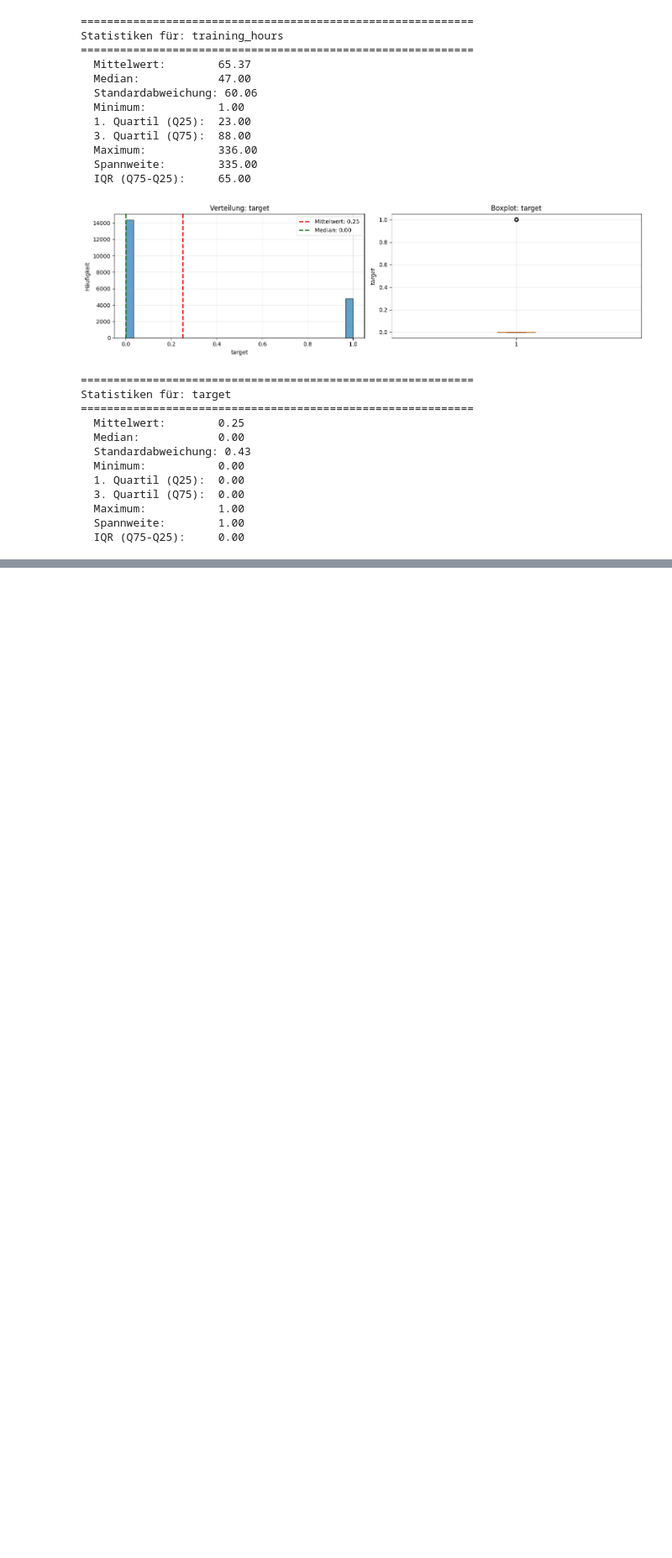
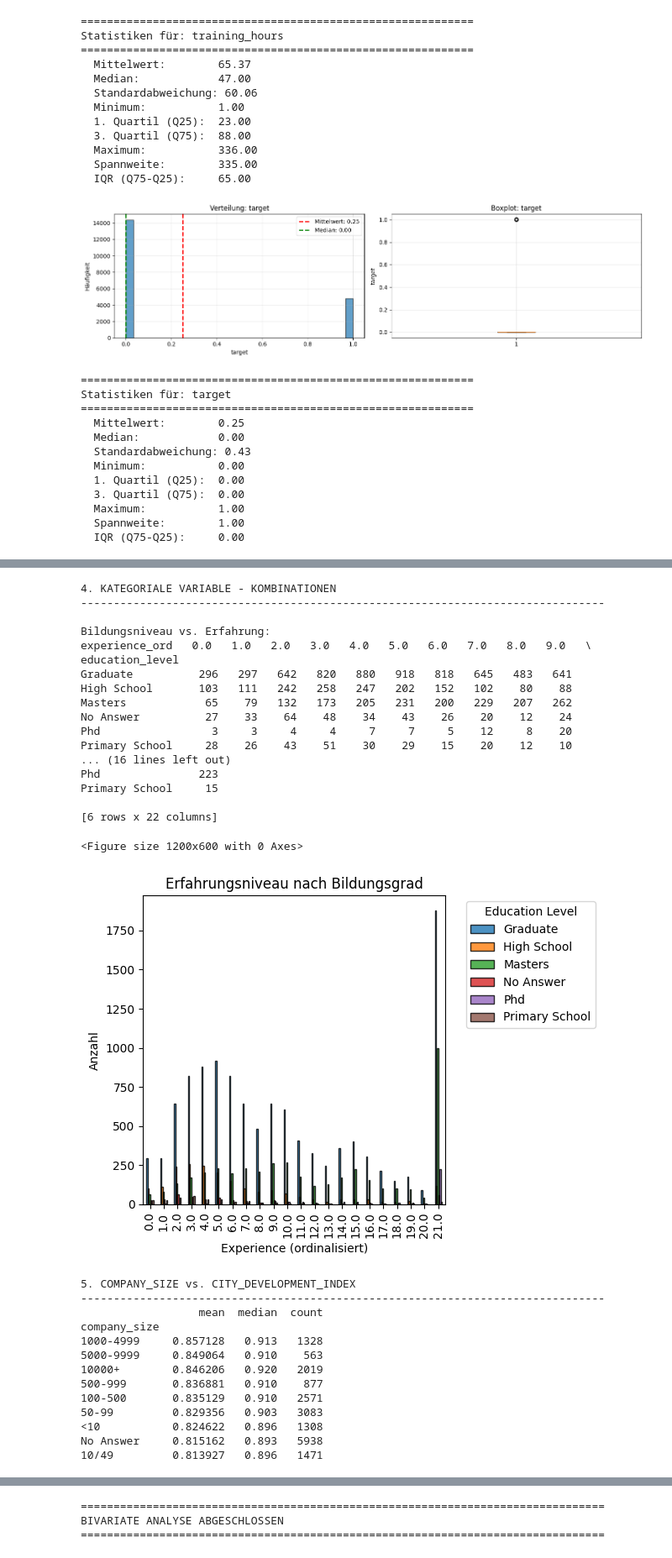
Before and after one commit to dan-am/data_analytics_master, a Jupyter notebook: 4_exploratory_analysis/4_eda.ipynb, the cells around one changed output, grey strips where cells are left out. Shown at 84% size. Cells and saved outputs as stored; diff of their text form; code cells hidden in the pictures; blank space fills up the shorter version.

```diff
--- a/4_exploratory_analysis/4_eda.ipynb
+++ b/4_exploratory_analysis/4_eda.ipynb
@@ -278,0 +449,68 @@ Statistiken für: target
+# %%
+# 4. Kategoriale Kombinationen (Clustering-relevant)
+print("\n4. KATEGORIALE VARIABLE - KOMBINATIONEN")
+print("-"*80)
+
+# Education vs. Experience
+print("\nBildungsniveau vs. Erfahrung:")
+edu_exp = pd.crosstab(df['education_level'], df['experience_ord'])
+print(edu_exp)
+
+plt.figure(figsize=(12, 6))
+edu_exp.T.plot(kind='bar', stacked=False, alpha=0.8, edgecolor='black')
+plt.title('Erfahrungsniveau nach Bildungsgrad')
+plt.xlabel('Experience (ordinalisiert)')
+plt.ylabel('Anzahl')
+plt.legend(title='Education Level', bbox_to_anchor=(1.05, 1), loc='upper left')
+plt.tight_layout()
+plt.show()
+
+# Company Size vs. City Development Index
+print("\n5. COMPANY_SIZE vs. CITY_DEVELOPMENT_INDEX")
+print("-"*80)
+
+size_dev = df.groupby('company_size')['city_development_index'].agg(['mean', 'median', 'count']).sort_values('mean', ascending=False)
+print(size_dev)
+
+plt.figure(figsize=(12, 5))
+plt.bar(range(len(size_dev)), size_dev['mean'], edgecolor='black', alpha=0.7)
+plt.xticks(range(len(size_dev)), size_dev.index, rotation=45, ha='right')
+plt.ylabel('Durchschnittlicher City Development Index')
+plt.xlabel('Company Size')
+plt.title('City Development Index nach Unternehmensgröße')
+plt.grid(alpha=0.3, axis='y')
+plt.tight_layout()
+plt.show()
+# %% [output]
+4. KATEGORIALE VARIABLE - KOMBINATIONEN
+--------------------------------------------------------------------------------
+
+Bildungsniveau vs. Erfahrung:
+experience_ord   0.0   1.0   2.0   3.0   4.0   5.0   6.0   7.0   8.0   9.0   \
+education_level
+Graduate          296   297   642   820   880   918   818   645   483   641
+High School       103   111   242   258   247   202   152   102    80    88
+Masters            65    79   132   173   205   231   200   229   207   262
+No Answer          27    33    64    48    34    43    26    20    12    24
+Phd                 3     3     4     4     7     7     5    12     8    20
+Primary School     28    26    43    51    30    29    15    20    12    10
+... (16 lines left out)
+Phd               223
+Primary School     15
+
+[6 rows x 22 columns]
+<Figure size 1200x600 with 0 Axes>
+[figure, added]
+5. COMPANY_SIZE vs. CITY_DEVELOPMENT_INDEX
+--------------------------------------------------------------------------------
+                  mean  median  count
+company_size
+1000-4999     0.857128   0.913   1328
+5000-9999     0.849064   0.910    563
+10000+        0.846206   0.920   2019
+500-999       0.836881   0.910    877
+100-500       0.835129   0.910   2571
+50-99         0.829356   0.903   3083
+<10           0.824622   0.896   1308
+No Answer     0.815162   0.893   5938
+10/49         0.813927   0.896   1471
@@ -278,0 +518,3 @@ Statistiken für: target
+================================================================================
+BIVARIATE ANALYSE ABGESCHLOSSEN
+================================================================================
```
Also changed, not shown: parts of 15 cells of this notebook, 3 other files.
